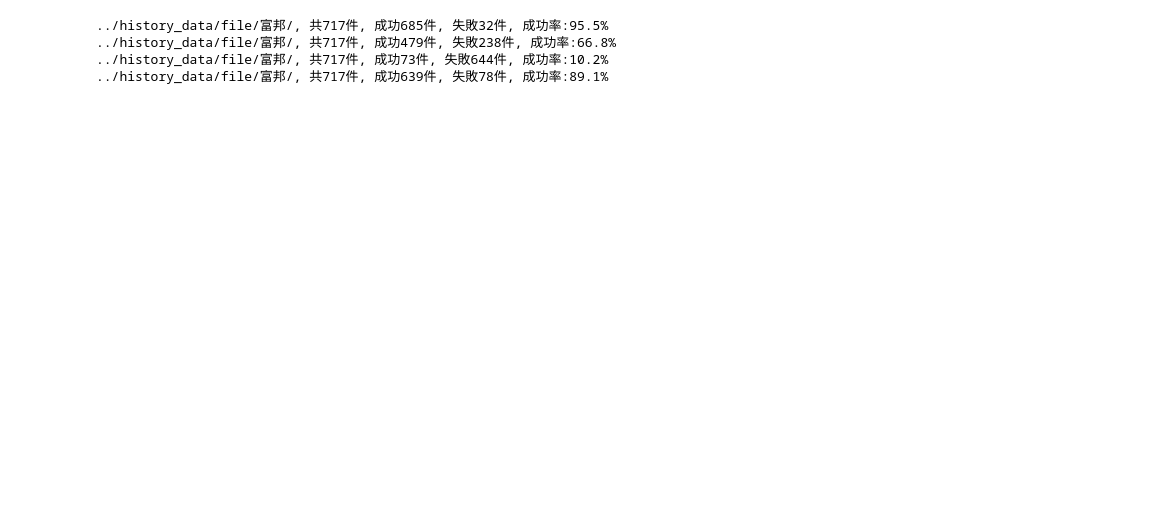
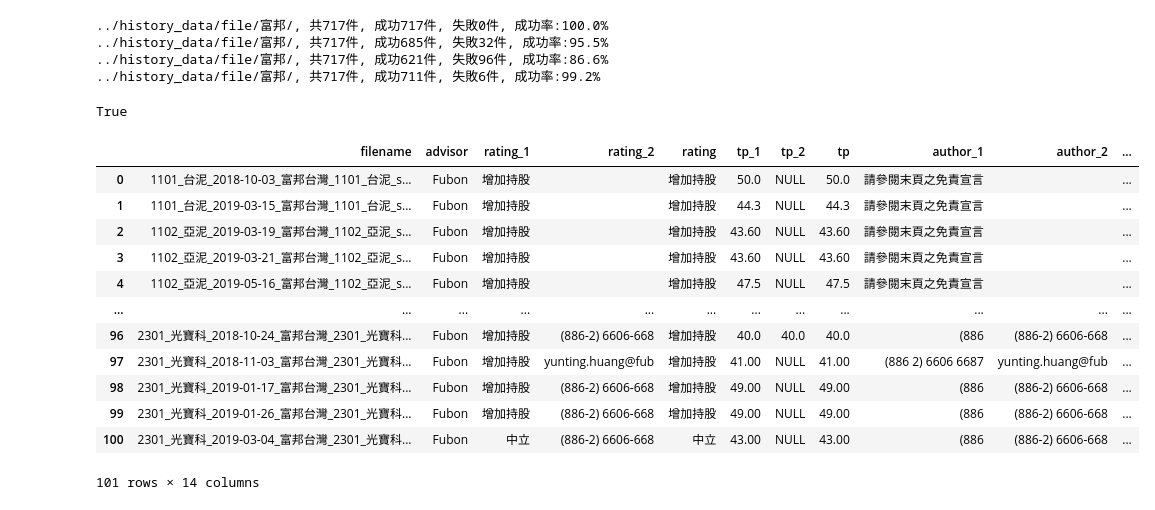
Before and after one commit to e4903180/extract_pdf, a Jupyter notebook: fileProcess.ipynb, the cells around one changed output. Drawn from its saved outputs; the diff is of its cells as text; code cells hidden in the pictures; blank space fills up the shorter version.

```diff
--- a/fileProcess.ipynb
+++ b/fileProcess.ipynb
@@ -137,4 +138,6 @@ def handler_find_advisor(directory_path):
         count_true = len(os.listdir(directory_path)) - count_false
         success_rate = round((count_true/(len(os.listdir(directory_path)))), 3)*100
         print(f'{directory_path}, 共{len(os.listdir(directory_path))}件, 成功{count_true}件, 失敗{count_false}件, 成功率:{success_rate}%')
+# %%
+result = pd.DataFrame(columns=['filename', 'advisor', 'rating_1', 'rating_2', 'rating'])
 # %%
@@ -221,6 +235,12 @@ count_false_author = 0
 count_true_arthor = 0
 count_false_summary = 0
 count_true_summary = 0
+
+result = pd.DataFrame(columns=['filename', 'advisor', 'rating_1', 'rating_2', 'rating', \
+                               'tp_1', 'tp_2', 'tp', 'author_1', 'author_2', 'author', \
+                                'summary_1', 'summary_2', 'summary'])
+count = 0
+
 for filename in os.listdir(root):
     file_path = os.path.join(root, filename)
     pdfReader = Fubon(file_path)
@@ -246,6 +266,15 @@ for filename in os.listdir(root):
     if summary == 'NULL':
         count_false_summary+=1
 
+    new_row = {'filename':filename, 'advisor':pdfReader.advisor, 'rating_1':pdfReader.rating_1, 'rating_2':pdfReader.author_2, 'rating':rating, \
+               'tp_1':pdfReader.tp_1, 'tp_2':pdfReader.tp_2, 'tp':target_price, \
+                'author_1':pdfReader.author_1, 'author_2':pdfReader.author_2, 'author':author, \
+                'summary_1':pdfReader.summary_1, 'summary_2':pdfReader.summary_2, 'summary':summary}
+    result = pd.concat([result, pd.DataFrame(new_row, index=[0])], ignore_index=True)
+    count += 1
+    if count>100:
+        break
+
 if len(os.listdir(root))>0:
     count_true = len(os.listdir(root)) - count_false_rating
     success_rate = round((count_true/(len(os.listdir(root)))), 3)*100
@@ -266,7 +295,7 @@ if len(os.listdir(root))>0:
     success_rate = round((count_true/(len(os.listdir(root)))), 3)*100
     print(f'{root}, 共{len(os.listdir(root))}件, 成功{count_true}件, 失敗{count_false_summary}件, 成功率:{success_rate}%')
 # %% [output]
+../history_data/file/富邦/, 共717件, 成功717件, 失敗0件, 成功率:100.0%
 ../history_data/file/富邦/, 共717件, 成功685件, 失敗32件, 成功率:95.5%
-../history_data/file/富邦/, 共717件, 成功479件, 失敗238件, 成功率:66.8%
-../history_data/file/富邦/, 共717件, 成功73件, 失敗644件, 成功率:10.2%
-../history_data/file/富邦/, 共717件, 成功639件, 失敗78件, 成功率:89.1%
+../history_data/file/富邦/, 共717件, 成功621件, 失敗96件, 成功率:86.6%
+../history_data/file/富邦/, 共717件, 成功711件, 失敗6件, 成功率:99.2%
@@ -273,3 +306,23 @@ if len(os.listdir(root))>0:
+# %%
+type(doc) == fitz.fitz.Document
+# %% [output]
+True
+# %%
+display(result)
+# %% [output]
+|  | filename | advisor | rating_1 | rating_2 | rating | tp_1 | tp_2 | tp | author_1 | author_2 | ... |
+| 0 | 1101_台泥_2018-10-03_富邦台灣_1101_台泥_s... | Fubon | 增加持股 |  | 增加持股 | 50.0 | NULL | 50.0 | 請參閱末頁之免責宣言 |  | ... |
+| 1 | 1101_台泥_2019-03-15_富邦台灣_1101_台泥_s... | Fubon | 增加持股 |  | 增加持股 | 44.3 | NULL | 44.3 | 請參閱末頁之免責宣言 |  | ... |
+| 2 | 1102_亞泥_2019-03-19_富邦台灣_1102_亞泥_s... | Fubon | 增加持股 |  | 增加持股 | 43.60 | NULL | 43.60 | 請參閱末頁之免責宣言 |  | ... |
+| 3 | 1102_亞泥_2019-03-21_富邦台灣_1102_亞泥_s... | Fubon | 增加持股 |  | 增加持股 | 43.60 | NULL | 43.60 | 請參閱末頁之免責宣言 |  | ... |
+| 4 | 1102_亞泥_2019-05-16_富邦台灣_1102_亞泥_s... | Fubon | 增加持股 |  | 增加持股 | 47.5 | NULL | 47.5 | 請參閱末頁之免責宣言 |  | ... |
+| ... | ... | ... | ... | ... | ... | ... | ... | ... | ... | ... | ... |
+| 96 | 2301_光寶科_2018-10-24_富邦台灣_2301_光寶科... | Fubon | 增加持股 | (886-2) 6606-668 | 增加持股 | 40.0 | 40.0 | 40.0 | (886 | (886-2) 6606-668 | ... |
+| 97 | 2301_光寶科_2018-11-03_富邦台灣_2301_光寶科... | Fubon | 增加持股 | yunting.huang@fub | 增加持股 | 41.00 | NULL | 41.00 | (886 2) 6606 6687 | yunting.huang@fub | ... |
+| 98 | 2301_光寶科_2019-01-17_富邦台灣_2301_光寶科... | Fubon | 增加持股 | (886-2) 6606-668 | 增加持股 | 49.00 | NULL | 49.00 | (886 | (886-2) 6606-668 | ... |
+| 99 | 2301_光寶科_2019-01-26_富邦台灣_2301_光寶科... | Fubon | 增加持股 | (886-2) 6606-668 | 增加持股 | 49.00 | NULL | 49.00 | (886 | (886-2) 6606-668 | ... |
+| 100 | 2301_光寶科_2019-03-04_富邦台灣_2301_光寶科... | Fubon | 中立 | (886-2) 6606-668 | 中立 | 43.00 | NULL | 43.00 | (886 | (886-2) 6606-668 | ... |
+101 rows × 14 columns
 # %%
 root = '../history_data/file/國票/'
 count_false = 0
```
Also changed, not shown: parts of 8 cells of this notebook, 20 other files.
